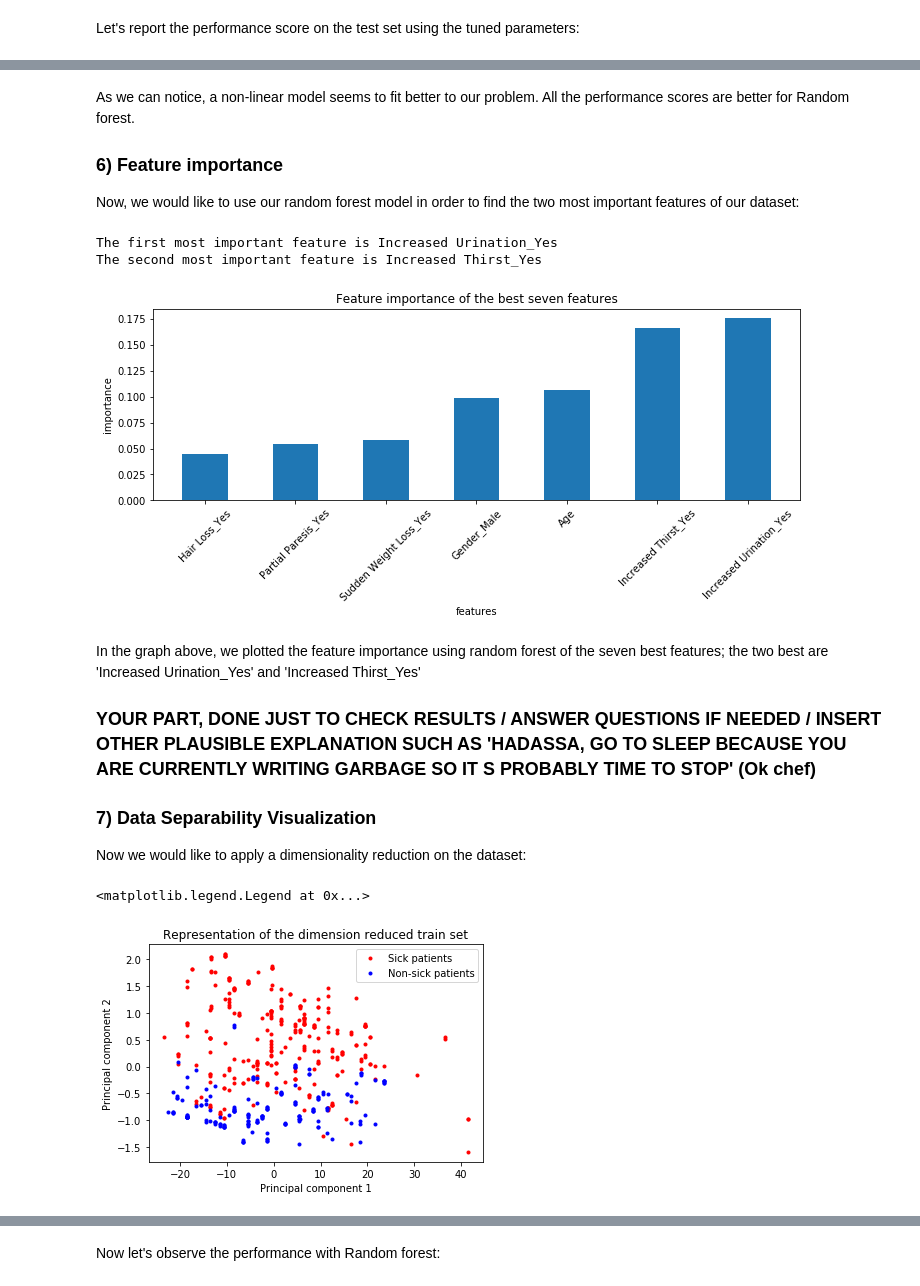
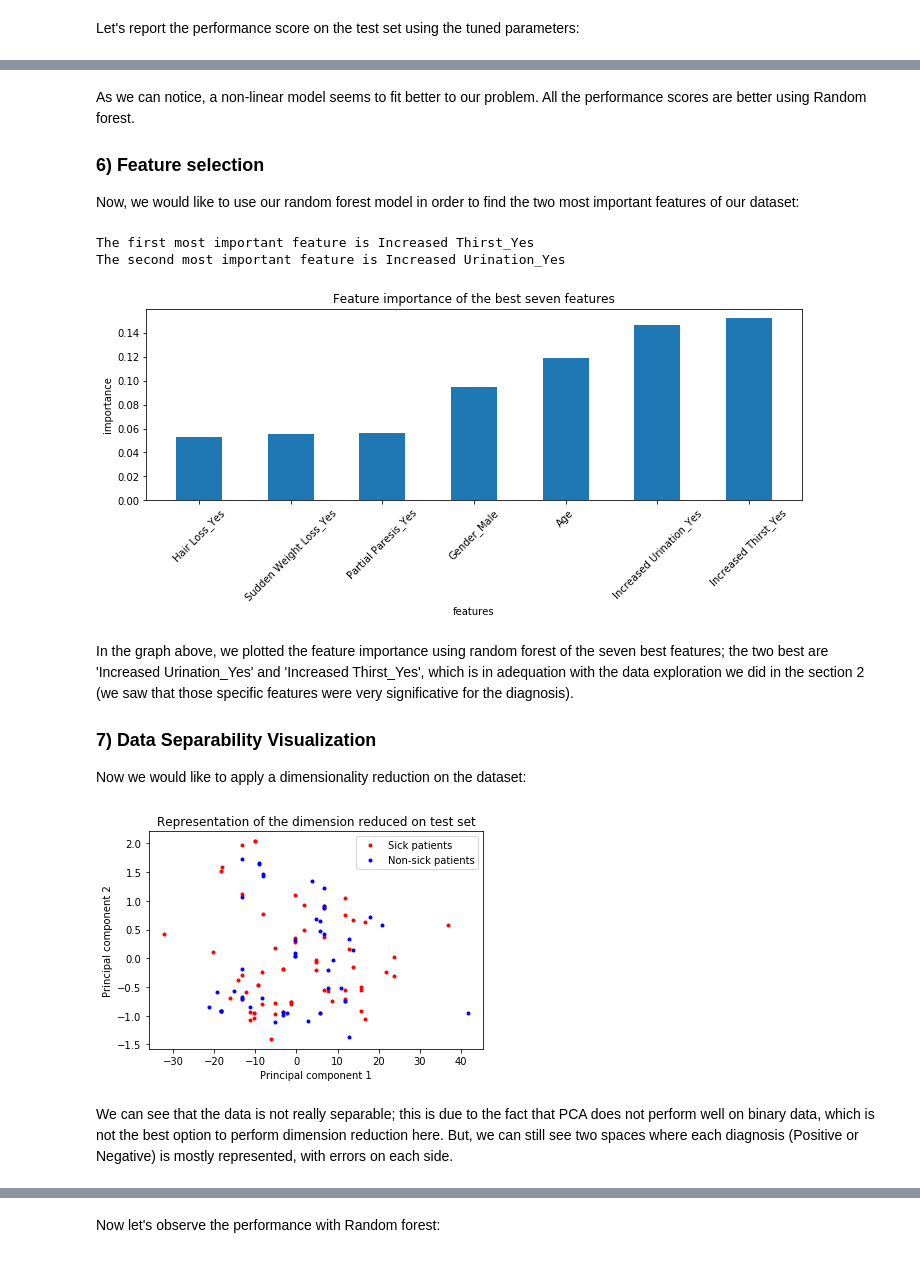
Before and after one commit to mlh-master/hw2_mlh-hadassa-and-sarah, a Jupyter notebook: HW2.ipynb, the cells around one changed output, grey strips where cells are left out. Cells and saved outputs as stored; diff of their text form; code cells hidden in the pictures.

```diff
--- a/HW2.ipynb
+++ b/HW2.ipynb
@@ -109,11 +191,4 @@ We will now transform the dataset into one hot vectors:
 # %%
-from helpers_function import to_one_hot as one_hot
-'''
-bin_Xtrain = one_hot(X_train)
-bin_Xtest = one_hot(X_test)
-bin_ytrain = one_hot(y_train)
-bin_ytest = one_hot(y_test)
-'''
 bin_Xtrain = pd.get_dummies(X_train, drop_first=True)
 bin_Xtest = pd.get_dummies(X_test, drop_first=True)
 bin_ytrain = pd.get_dummies(y_train, drop_first=True)
@@ -190,13 +265,12 @@ Random Forest, on test         0.962406  0.955752         1   0.100799
 # %% [markdown]
-As we can notice, a non-linear model seems to fit better to our problem. All the performance scores are better for Random forest.
+As we can notice, a non-linear model seems to fit better to our problem. All the performance scores are better using Random forest.
 
-### 6) Feature importance
+### 6) Feature selection
 
 Now, we would like to use our random forest model in order to find the two most important features of our dataset:
 # %%
 from  matplotlib import pyplot as plt
 importance = clf.feature_importances_
-# summarize feature importance
 
 df_pvals_labels = list(bin_Xtrain.columns.values)
 
@@ -220,38 +294,38 @@ ax.set_xlabel('features')
 ax.set_ylabel('importance')
 
 
-#plt.xticks(rotation=45)
 plt.tight_layout()
 
 plt.show()
 # %% [output]
-The first most important feature is Increased Urination_Yes
-The second most important feature is Increased Thirst_Yes
+The first most important feature is Increased Thirst_Yes
+The second most important feature is Increased Urination_Yes
-[figure, old version]
+[figure, new version]
 # %% [markdown]
-In the graph above, we plotted the feature importance using random forest of the seven best features; the two best are 'Increased Urination_Yes' and 'Increased Thirst_Yes'
-
-### YOUR PART, DONE JUST TO CHECK RESULTS / ANSWER QUESTIONS IF NEEDED / INSERT OTHER PLAUSIBLE EXPLANATION SUCH AS 'HADASSA, GO TO SLEEP BECAUSE YOU ARE CURRENTLY WRITING GARBAGE SO IT S PROBABLY TIME TO STOP' (Ok chef)
+In the graph above, we plotted the feature importance using random forest of the seven best features; the two best are 'Increased Urination_Yes' and 'Increased Thirst_Yes', which is in adequation with the data exploration we did in the section 2 (we saw that those specific features were very significative for the diagnosis).
 
 ### 7) Data Separability Visualization
 
 Now we would like to apply a dimensionality reduction on the dataset:
 # %%
-from sklearn.decomposition import PCA
+from sklearn.decomposition import PCA, SparsePCA, MiniBatchSparsePCA, IncrementalPCA
 
 Dim_red = PCA(n_components=2)
-Dim_red.fit(bin_Xtrain)
-comp = Dim_red.transform(bin_Xtrain).T
-y_train = bin_ytrain
+Dim_red.fit_transform(bin_Xtrain)
+comp_train = Dim_red.fit_transform(bin_Xtrain).T
+comp_test = Dim_red.transform(bin_Xtest).T
+y_test = bin_ytest
 pc1 = comp[0]
 pc2 = comp[1]
-plt.plot(pc1[np.where(y_train==1)[0]],pc2[np.where(y_train==1)[0]], '.', color='r', label="Sick patients")
-plt.plot(pc1[np.where(y_train==0)[0]],pc2[np.where(y_train==0)[0]], '.', color='b', label="Non-sick patients")
+plt.plot(pc1[np.where(y_test==1)[0]],pc2[np.where(y_test==1)[0]], '.', color='r', label="Sick patients")
+plt.plot(pc1[np.where(y_test==0)[0]],pc2[np.where(y_test==0)[0]], '.', color='b', label="Non-sick patients")
 plt.xlabel('Principal component 1')
 plt.ylabel('Principal component 2')
-plt.title('Representation of the dimension reduced train set')
+plt.title('Representation of the dimension reduced on test set')
 plt.legend()
+plt.show()
 # %% [output]
-<matplotlib.legend.Legend at 0x...>
-[figure, old version]
+[figure, new version]
+# %% [markdown]
+We can see that the data is not really separable; this is due to the fact that PCA does not perform well on binary data, which is not the best option to perform dimension reduction here. But, we can still see two spaces where each diagnosis (Positive or Negative) is mostly represented, with errors on each side.
 # %%
```
Also changed, not shown: parts of 20 cells of this notebook.
